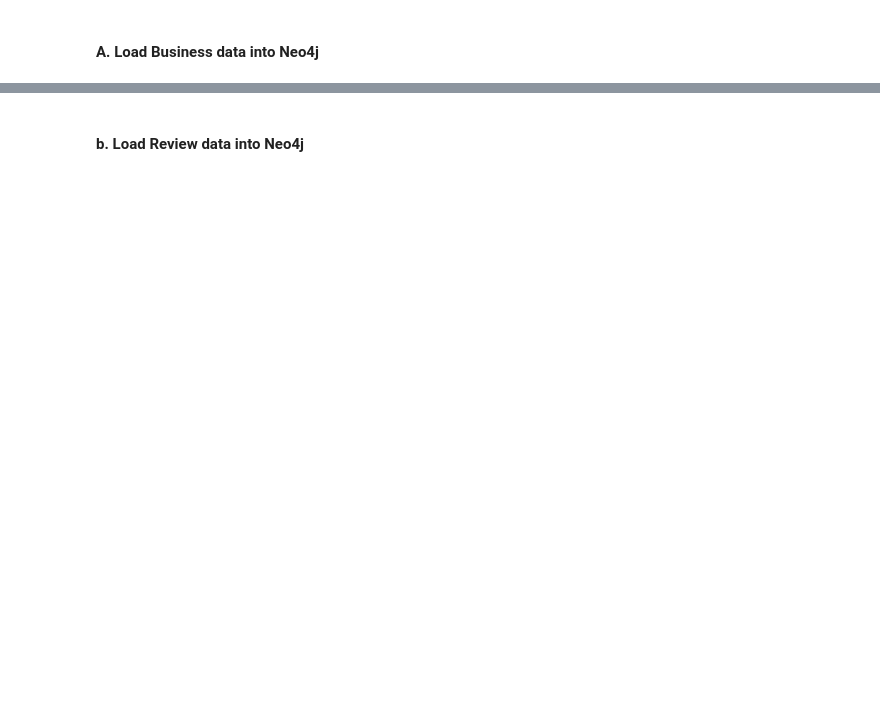
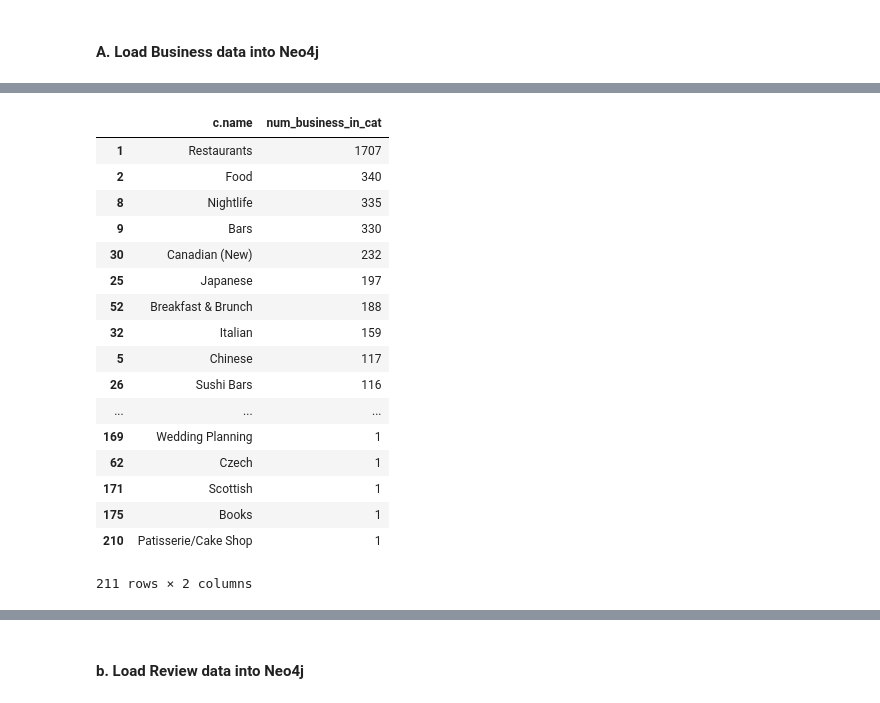
Before and after one commit to neo4j-contrib/neo4j-data-science-yelp, a Jupyter notebook: notebooks/neo4j_yelp_00_data_load_toronto.ipynb, the cells around one changed output, grey strips where cells are left out. Drawn from its saved outputs; the diff is of its cells as text; code cells hidden in the pictures; blank space fills up the shorter version.

```diff
--- a/notebooks/neo4j_yelp_00_data_load_toronto.ipynb
+++ b/notebooks/neo4j_yelp_00_data_load_toronto.ipynb
@@ -171,0 +164,35 @@ Wall time: 681 ms
+# %%
+%%time
+
+# look at number of business in a category
+query = """
+        MATCH (c:Category)
+        RETURN c.name, size(()-[:IN_CATEGORY]->(c)) AS num_business_in_cat
+        ORDER BY c, num_business_in_cat DESC
+        """
+
+with driver.session() as session:
+    result = session.run(query)
+
+result_df = pd.DataFrame([dict(record) for record in result])
+
+display(result_df.sort_values('num_business_in_cat',ascending=False))
+# %% [output]
+|  | c.name | num_business_in_cat |
+| 1 | Restaurants | 1707 |
+| 2 | Food | 340 |
+| 8 | Nightlife | 335 |
+| 9 | Bars | 330 |
+| 30 | Canadian (New) | 232 |
+| 25 | Japanese | 197 |
+| 52 | Breakfast & Brunch | 188 |
+| 32 | Italian | 159 |
+| 5 | Chinese | 117 |
+| 26 | Sushi Bars | 116 |
+| ... | ... | ... |
+| 169 | Wedding Planning | 1 |
+| 62 | Czech | 1 |
+| 171 | Scottish | 1 |
+| 175 | Books | 1 |
+| 210 | Patisserie/Cake Shop | 1 |
+211 rows × 2 columns
```
Also changed, not shown: parts of 41 cells of this notebook.
